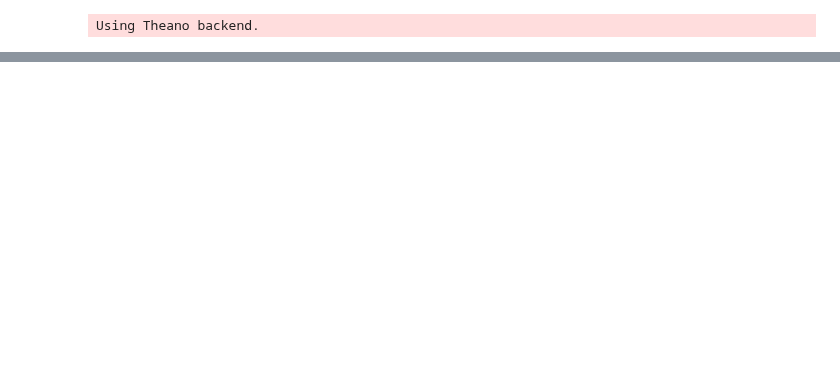
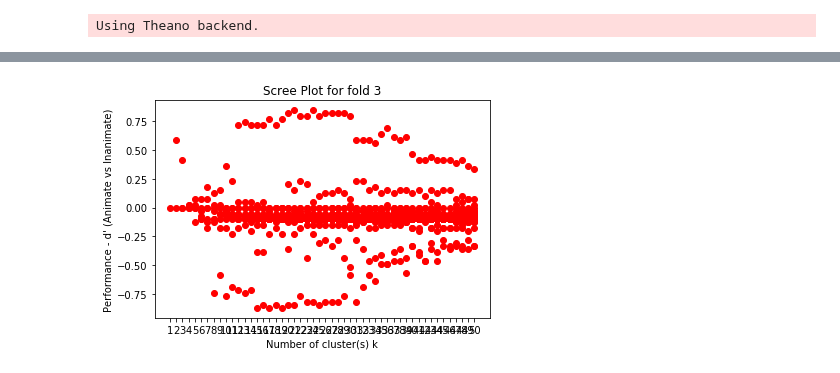
Before and after one commit to SNaGLab/Cognitive-Parcellation, a Jupyter notebook: code/models/alexnet_step_1.ipynb, the cells around one changed output, grey strips where cells are left out. Cells and saved outputs as stored; diff of their text form; code cells hidden in the pictures; blank space fills up the shorter version.

```diff
--- a/code/models/alexnet_step_1.ipynb
+++ b/code/models/alexnet_step_1.ipynb
@@ -741,21 +756,23 @@ plt.savefig('../../results/scree/results_fold_'+str(f)+'.svg', format='svg', dpi
 # %%
 f = 3
 clf_result = result[f]
 
 
 plt.figure(1)
-X = range(1,31,1)
+X = range(1,51,1)
 for cl in X:
     i = 0
     for item in clf_result[cl].keys():
         plt.plot(cl,clf_result[cl][item],'ro')
         i += 1
 
 plt.xticks(X)
 plt.xlabel('Number of cluster(s) k')
 plt.ylabel("Performance - d' (Animate vs Inanimate)")
 plt.title('Scree Plot for fold '+ str(f))
 plt.savefig('../../results/scree/results_fold_'+str(f)+'.svg', format='svg', dpi=1200)
+# %% [output]
+[figure, added]
 # %%
 f = 4
 clf_result = result[f]
```
Also changed, not shown: parts of 10 cells of this notebook, 5 other files.
